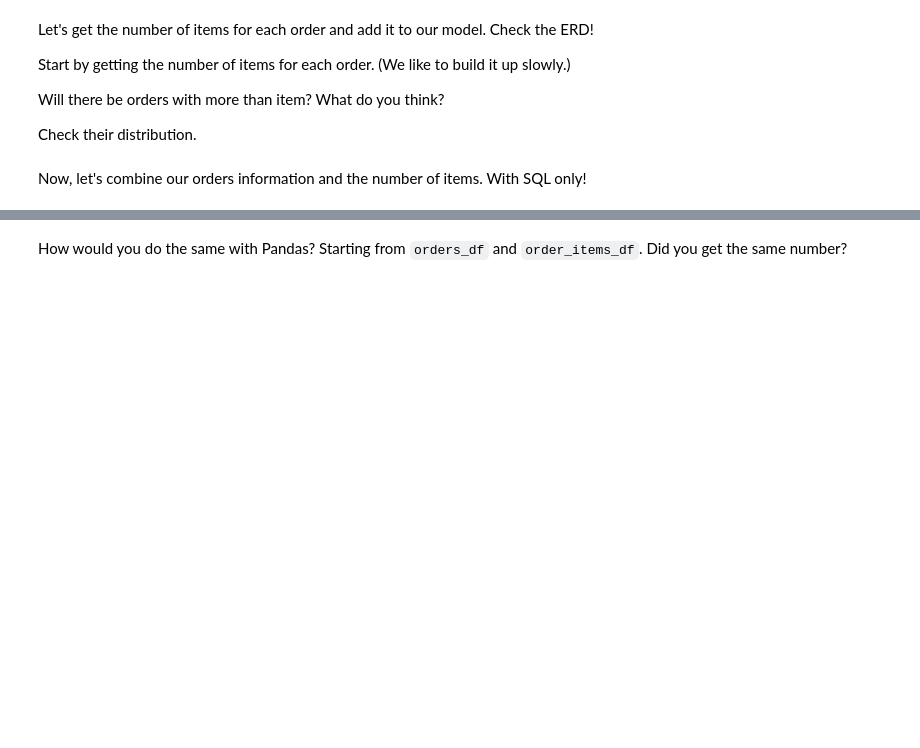
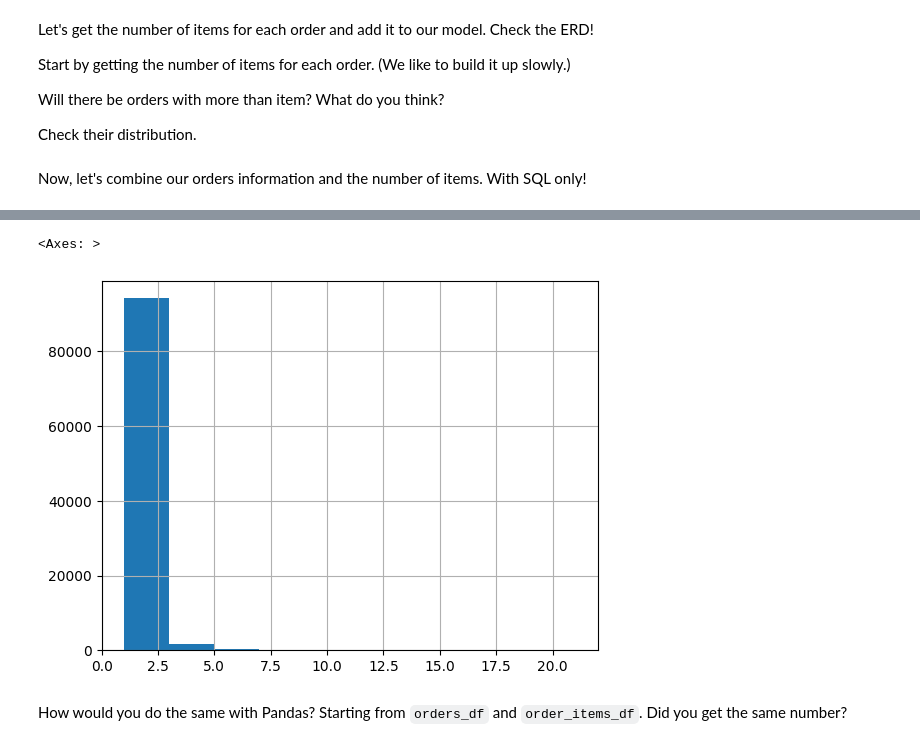
Before and after one commit to SuzukiRyuichiro/batch-2359, a Jupyter notebook: olist-recap/discover_olist.ipynb, the cells around one changed output, grey strips where cells are left out. Saved outputs shown, nothing was run; the diff lists cells and outputs as text; code cells hidden in the pictures; blank space fills up the shorter version.

```diff
--- a/olist-recap/discover_olist.ipynb
+++ b/olist-recap/discover_olist.ipynb
@@ -148,0 +179,27 @@ Now, let's combine our orders information and the number of items. With SQL only
+# %%
+query = """
+-- combine orders and number of items
+with
+  item_count_table as (
+    select
+      o.order_id,
+      count(*) as item_count
+    from
+      order_items oi
+      join orders o on o.order_id = oi.order_id
+    where
+      order_status = 'delivered'
+    group by
+      o.order_id
+  )
+select
+  orders.*, item_count_table.item_count
+from
+  orders
+  join item_count_table on item_count_table.order_id = orders.order_id
+where
+  order_status = 'delivered';
+"""
+
+order_with_item_count_df = pd.read_sql(query, conn)
+order_with_item_count_df
@@ -149,2 +220,7 @@ Now, let's combine our orders information and the number of items. With SQL only
+# %%
+order_with_item_count_df['item_count'].hist()
+# %% [output]
+<Axes: >
+[figure, added]
 # %% [markdown]
 How would you do the same with Pandas? Starting from `orders_df` and `order_items_df`. Did you get the same number?
```
Also changed, not shown: parts of 11 cells of this notebook.
